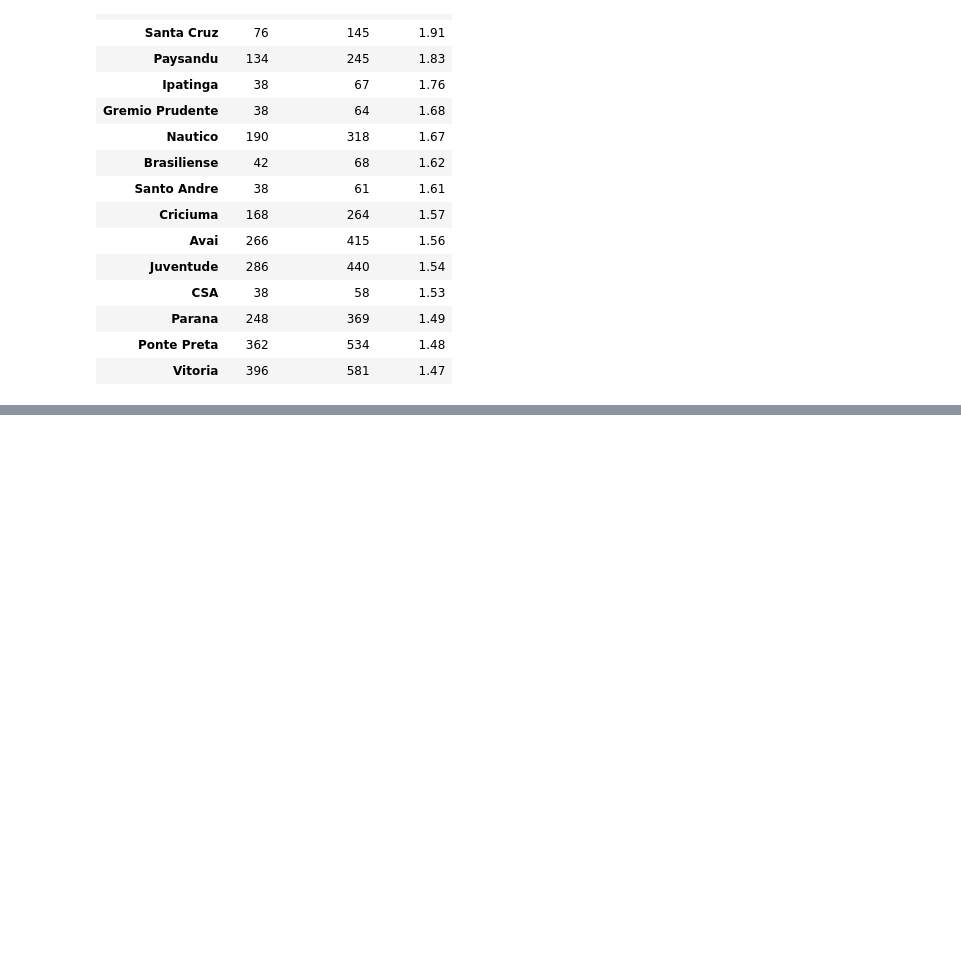
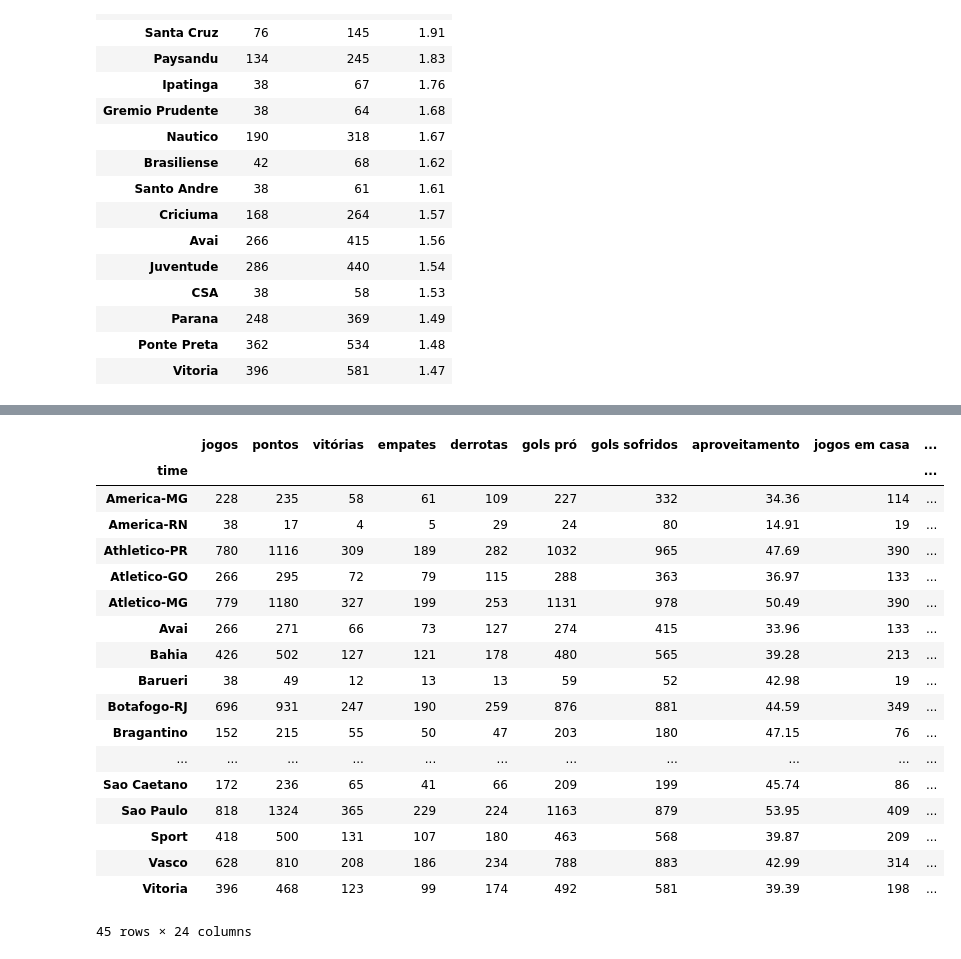
Before and after one commit to matheushnobre/analisando-brasileirao, a Jupyter notebook: analise.ipynb, the cells around one changed output, grey strips where cells are left out. Drawn from its saved outputs; the diff is of its cells as text; code cells hidden in the pictures; blank space fills up the shorter version.

Commit message:
atualizando análises

```diff
--- a/analise.ipynb
+++ b/analise.ipynb
@@ -888,0 +898,20 @@ mais_gols_jogo.head(15)
+# %%
+# Adicionando mais dados ao dataframe que contém os dados dos times:
+# % de vitórias
+# % de empates
+# % de derrotas
+# saldo de gols
+
+# Definindo função que calcula a porcentagem
+def calcular_porcentagem(jogos, ocorrencias):
+    return round(100 / jogos * ocorrencias, 2)
+
+dados_times.insert(9, "% de vitórias", calcular_porcentagem(dados_times['jogos'], dados_times['vitórias']))
+dados_times.insert(10, "% de empates", calcular_porcentagem(dados_times['jogos'], dados_times['empates']))
+dados_times.insert(11, "% de derrotas", calcular_porcentagem(dados_times['jogos'], dados_times['derrotas']))
+
+# Definindo função que calcula o saldo de gols
+def calcular_sg(gols_pro, gols_sofridos):
+    return gols_pro - gols_sofridos
+
+dados_times.insert(8, "saldo de gols", calcular_sg(dados_times['gols pró'], dados_times['gols sofridos']))
@@ -888,0 +1021,37 @@ mais_gols_jogo.head(15)
+# %%
+# Vamos adicionar os mesmos dados nos dataframes de mandante e visitante
+dados_mandantes.insert(9, "% de vitórias em casa", calcular_porcentagem(dados_mandantes['jogos em casa'], dados_mandantes['vitórias em casa']))
+dados_mandantes.insert(10, "% de empates em casa", calcular_porcentagem(dados_mandantes['jogos em casa'], dados_mandantes['empates em casa']))
+dados_mandantes.insert(11, "% de derrotas em casa", calcular_porcentagem(dados_mandantes['jogos em casa'], dados_mandantes['derrotas em casa']))
+
+dados_visitantes.insert(9, "% de vitórias fora de casa", calcular_porcentagem(dados_visitantes['jogos fora de casa'], dados_visitantes['vitórias fora de casa']))
+dados_visitantes.insert(10, "% de empates fora de casa", calcular_porcentagem(dados_visitantes['jogos fora de casa'], dados_visitantes['empates fora de casa']))
+dados_visitantes.insert(11, "% de derrotas fora de casa", calcular_porcentagem(dados_visitantes['jogos fora de casa'], dados_visitantes['derrotas fora de casa']))
+# %%
+dados_mandantes.insert(8, "saldo de gols em casa", calcular_sg(dados_mandantes['gols pró em casa'], dados_mandantes['gols sofridos em casa']))
+dados_visitantes.insert(8, "saldo de gols fora de casa", calcular_sg(dados_visitantes['gols pró fora de casa'], dados_visitantes['gols sofridos fora de casa']))
+# %%
+# Atualizando dataframe dados_times_full
+dados_times_full = pd.merge(dados_times, dados_mandantes, on='time')
+dados_times_full = pd.merge(dados_times_full, dados_visitantes, on='time')
+dados_times_full.head()
+# %% [output]
+|  | jogos | pontos | vitórias | empates | derrotas | gols pró | gols sofridos | aproveitamento | jogos em casa | ... |
+| time |  |  |  |  |  |  |  |  |  | ... |
+| America-MG | 228 | 235 | 58 | 61 | 109 | 227 | 332 | 34.36 | 114 | ... |
+| America-RN | 38 | 17 | 4 | 5 | 29 | 24 | 80 | 14.91 | 19 | ... |
+| Athletico-PR | 780 | 1116 | 309 | 189 | 282 | 1032 | 965 | 47.69 | 390 | ... |
+| Atletico-GO | 266 | 295 | 72 | 79 | 115 | 288 | 363 | 36.97 | 133 | ... |
+| Atletico-MG | 779 | 1180 | 327 | 199 | 253 | 1131 | 978 | 50.49 | 390 | ... |
+| Avai | 266 | 271 | 66 | 73 | 127 | 274 | 415 | 33.96 | 133 | ... |
+| Bahia | 426 | 502 | 127 | 121 | 178 | 480 | 565 | 39.28 | 213 | ... |
+| Barueri | 38 | 49 | 12 | 13 | 13 | 59 | 52 | 42.98 | 19 | ... |
+| Botafogo-RJ | 696 | 931 | 247 | 190 | 259 | 876 | 881 | 44.59 | 349 | ... |
+| Bragantino | 152 | 215 | 55 | 50 | 47 | 203 | 180 | 47.15 | 76 | ... |
+| ... | ... | ... | ... | ... | ... | ... | ... | ... | ... | ... |
+| Sao Caetano | 172 | 236 | 65 | 41 | 66 | 209 | 199 | 45.74 | 86 | ... |
+| Sao Paulo | 818 | 1324 | 365 | 229 | 224 | 1163 | 879 | 53.95 | 409 | ... |
+| Sport | 418 | 500 | 131 | 107 | 180 | 463 | 568 | 39.87 | 209 | ... |
+| Vasco | 628 | 810 | 208 | 186 | 234 | 788 | 883 | 42.99 | 314 | ... |
+| Vitoria | 396 | 468 | 123 | 99 | 174 | 492 | 581 | 39.39 | 198 | ... |
+45 rows × 24 columns
```
Also changed, not shown: parts of 7 cells of this notebook, 1 other file.
